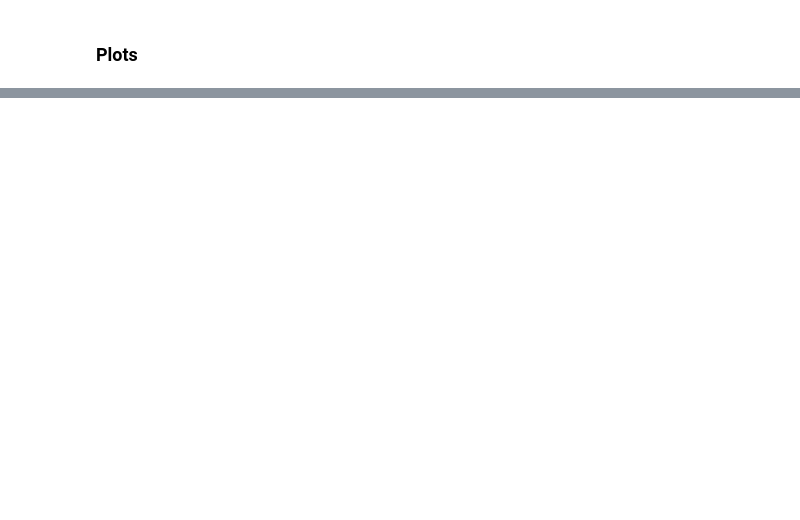
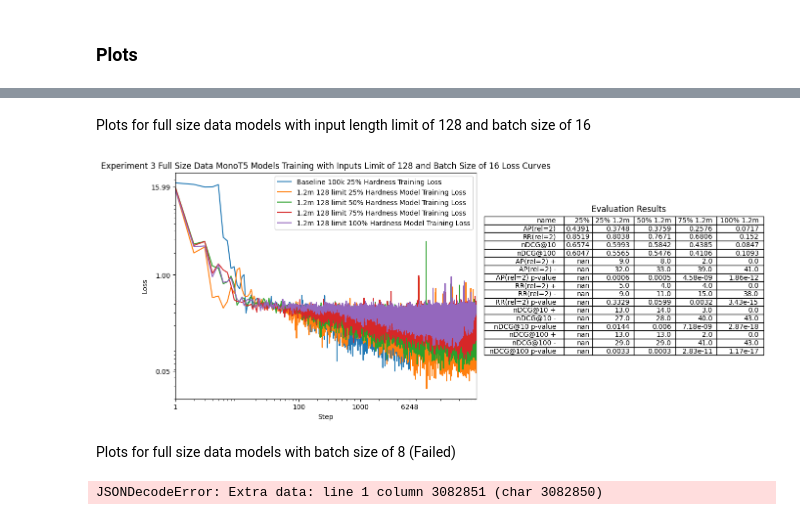
Before and after one commit to JHTUofG/TrueHardNegatives, a Jupyter notebook: experiments/3/Experiment_3.ipynb, the cells around one changed output, grey strips where cells are left out. Cells and saved outputs as stored; diff of their text form; code cells hidden in the pictures; blank space fills up the shorter version.

```diff
--- a/experiments/3/Experiment_3.ipynb
+++ b/experiments/3/Experiment_3.ipynb
@@ -105,0 +234,47 @@ get_curves(logs_paths, result_df, 'Experiment 3 MonoT5 Models Training', labels)
+# %% [markdown]
+Plots for full size data models with input length limit of 128 and batch size of 16
+# %%
+from utils import get_curves
+import pandas as pd
+
+result_df = pd.read_csv(f'results/test-2019_20230804_limit128_16.csv', index_col=0)
+logs_paths = [
+    'model_exp3/model_16_0.25',
+    'model_exp3_full/model_16_0.25_limit_128',
+    'model_exp3_full/model_16_0.5_limit_128',
+    'model_exp3_full/model_16_0.75_limit_128',
+    'model_exp3_full/model_16_1_limit_128'
+]
+labels = [
+    'Baseline 100k 25% Hardness Training Loss',
+    '1.2m 128 limit 25% Hardness Model Training Loss',
+    '1.2m 128 limit 50% Hardness Model Training Loss',
+    '1.2m 128 limit 75% Hardness Model Training Loss',
+    '1.2m 128 limit 100% Hardness Model Training Loss'
+]
+get_curves(logs_paths, result_df, 'Experiment 3 Full Size Data MonoT5 Models Training with Inputs Limit of 128 and Batch Size of 16', labels)
+# %% [output]
+[figure, added]
+# %% [markdown]
+Plots for full size data models with batch size of 8 (Failed)
+# %%
+from utils import get_curves
+
+result_df = pd.read_csv(f'results/test-2019_20230804_8-Copy.csv', index_col=0)
+logs_paths = [
+    'model_exp3/model_16_0.25',
+    'model_exp3_full/model_8_0.25',
+    'model_exp3_full/model_8_0.5',
+    'model_exp3_full/model_8_0.75',
+    'model_exp3_full/model_8_1'
+]
+labels = [
+    'Baseline 100k 25% Hardness Training Loss',
+    '1.2m 25% Hardness Model Training Loss',
+    '1.2m 50% Hardness Model Training Loss',
+    '1.2m 75% Hardness Model Training Loss',
+    '1.2m 100% Hardness Model Training Loss'
+]
+get_curves(logs_paths, result_df, 'Experiment 3 Full Size Data MonoT5 Models Training with Batch Size of 8', labels)
+# %% [output]
+JSONDecodeError: Extra data: line 1 column 3082851 (char 3082850)
```
Also changed, not shown: parts of 22 cells of this notebook, 16 other files.
